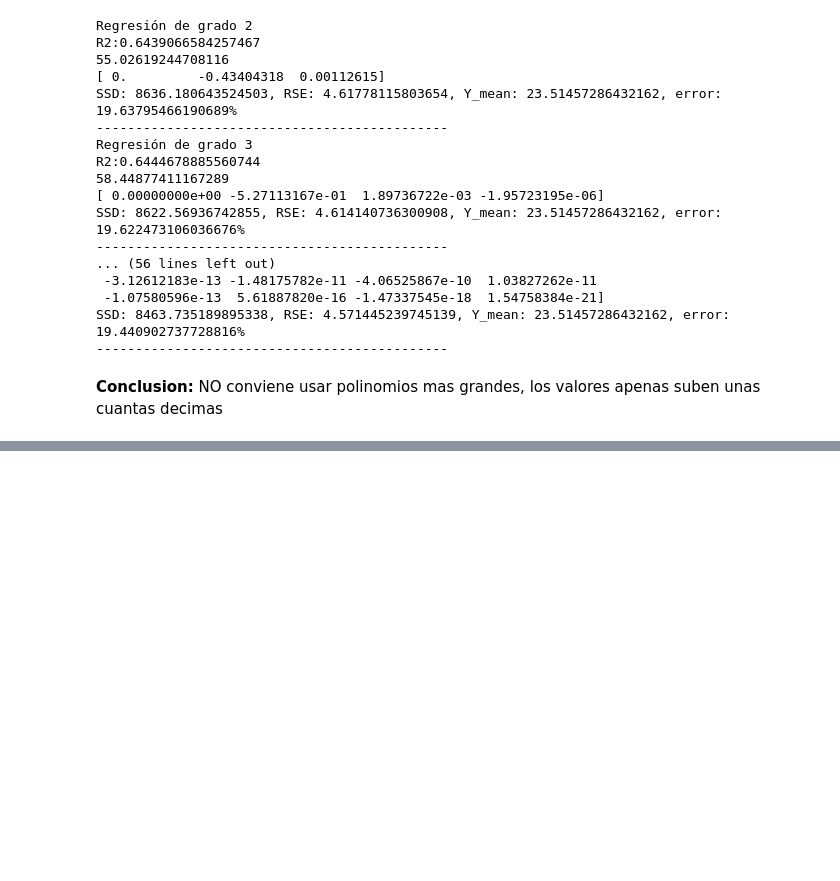
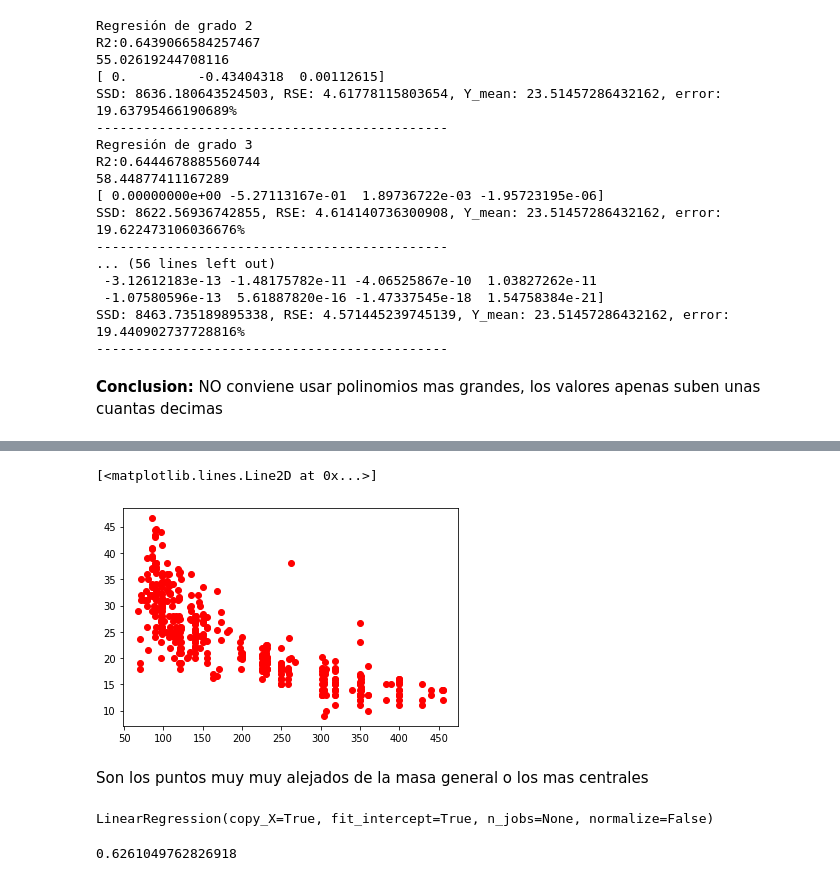
Before and after one commit to Karenahv/python-ml-curso, a Jupyter notebook: notebooks/T4 - 5 - Linear Regression - Problemas con la regresión lineal.ipynb, the cells around one changed output, grey strips where cells are left out. Cells and saved outputs as stored; diff of their text form; code cells hidden in the pictures; blank space fills up the shorter version.

Commit message:
Tratando los datos atipicos o outliers
Aprendemos a reconocer esos datos muy alejados y pues simplemente los borramos para mejorar la eficacia de nuestro modelo

```diff
--- a/notebooks/T4 - 5 - Linear Regression - Problemas con la regresión lineal.ipynb
+++ b/notebooks/T4 - 5 - Linear Regression - Problemas con la regresión lineal.ipynb
@@ -489,0 +498,20 @@ def regresion_validation(X_data, Y, Y_pred):
+# %%
+plt.plot(data_auto["displacement"], data_auto["mpg"], "ro")
+# %% [output]
+[<matplotlib.lines.Line2D at 0x...>]
+[figure, added]
+# %% [markdown]
+Son los puntos muy muy alejados de la masa general o los mas centrales
+# %%
+X = data_auto["displacement"].fillna(data_auto["displacement"].mean()) #relleno datos vacios con promedio
+X = X[:,np.newaxis]
+Y = data_auto["mpg"].fillna(data_auto["mpg"].mean())
+
+lm = LinearRegression()
+lm.fit(X, Y)
+# %% [output]
+LinearRegression(copy_X=True, fit_intercept=True, n_jobs=None, normalize=False)
+# %%
+lm.score(X,Y)
+# %% [output]
+0.6261049762826918
```
Also changed, not shown: parts of 18 cells of this notebook.
